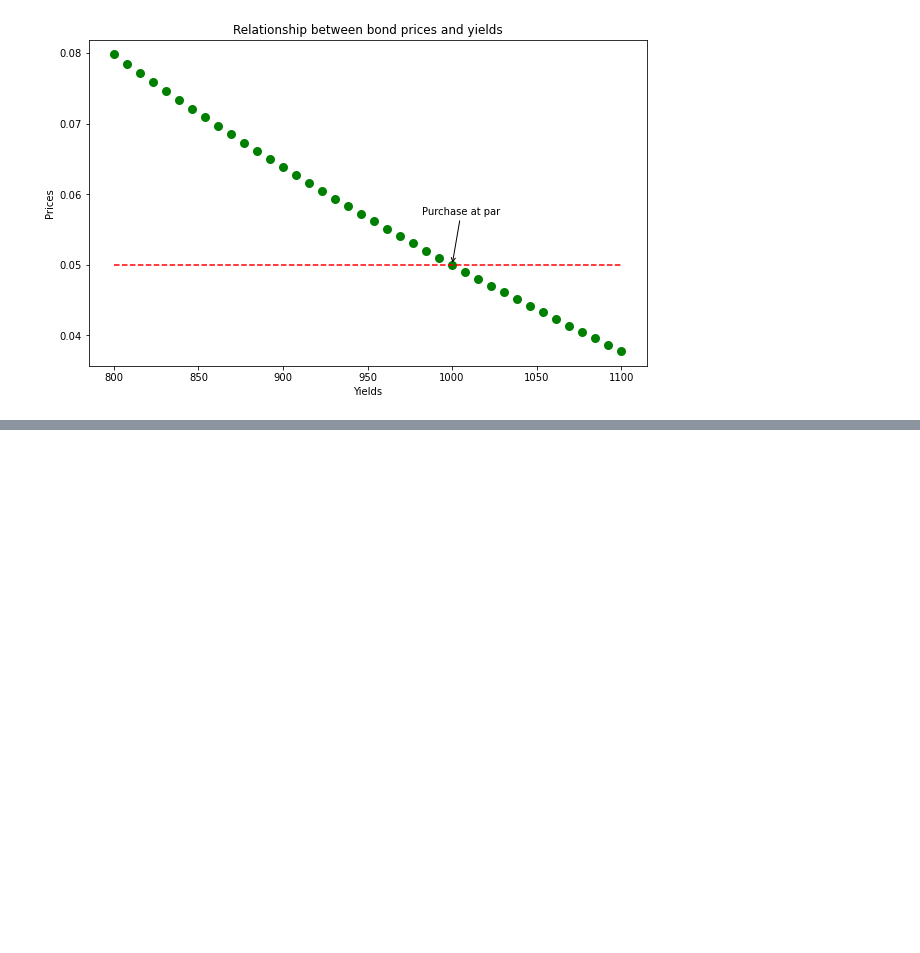
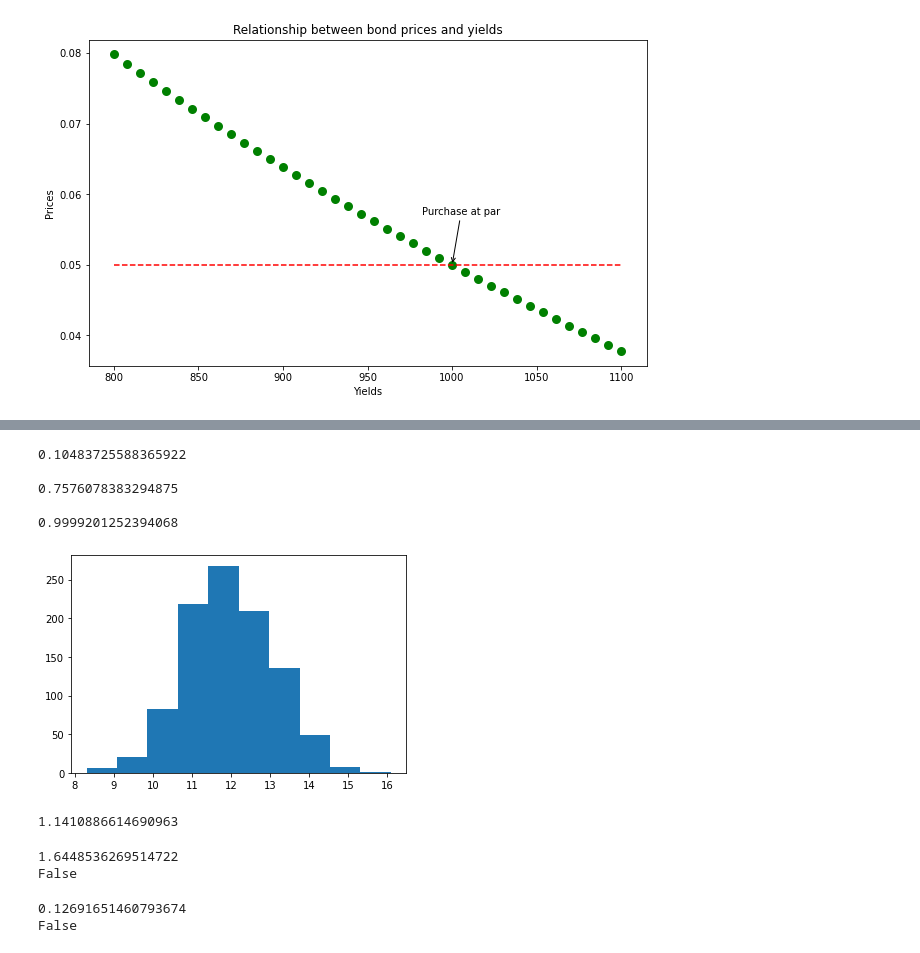
Before and after one commit to dgrinbe/david-econ-416, a Jupyter notebook: Midterm 2 Practice Problems.ipynb, the cells around one changed output, grey strips where cells are left out. Drawn from its saved outputs; the diff is of its cells as text; code cells hidden in the pictures; blank space fills up the shorter version.

```diff
--- a/Midterm 2 Practice Problems.ipynb
+++ b/Midterm 2 Practice Problems.ipynb
@@ -446,0 +509,25 @@ Text(-30, 50, 'Purchase at par')
+# %%
+#Question 4
+from scipy.stats import poisson
+
+print(poisson.pmf(10,12),"\n")
+print(1-poisson.cdf(9,12),"\n")
+print(1-poisson.cdf(1,12),"\n")
+# %% [output]
+0.10483725588365922
+
+0.7576078383294875
+
+0.9999201252394068
+# %%
+size=1000
+means = np.zeros(size)
+for j in np.arange(size):
+    means[j] = np.mean(poisson.rvs(12,size=10))
+
+
+fig, ax = plt.subplots()
+ax.hist(means)
+plt.show()
+# %% [output]
+[figure, added]
@@ -446,0 +537,19 @@ Text(-30, 50, 'Purchase at par')
+# %%
+stat = (25.5-25)/(2.4/30**0.5)
+stat
+# %% [output]
+1.1410886614690963
+# %%
+print(norm.ppf(0.95)) #this gives the critical value of a given p value
+
+print(stat>norm.ppf(.95))
+# %% [output]
+1.6448536269514722
+False
+# %%
+print(1-norm.cdf(stat)) #the p-value
+
+print((.05>=1-norm.cdf(stat))) # we cannot reject the null
+# %% [output]
+0.12691651460793674
+False
```
Also changed, not shown: parts of 14 cells of this notebook.
